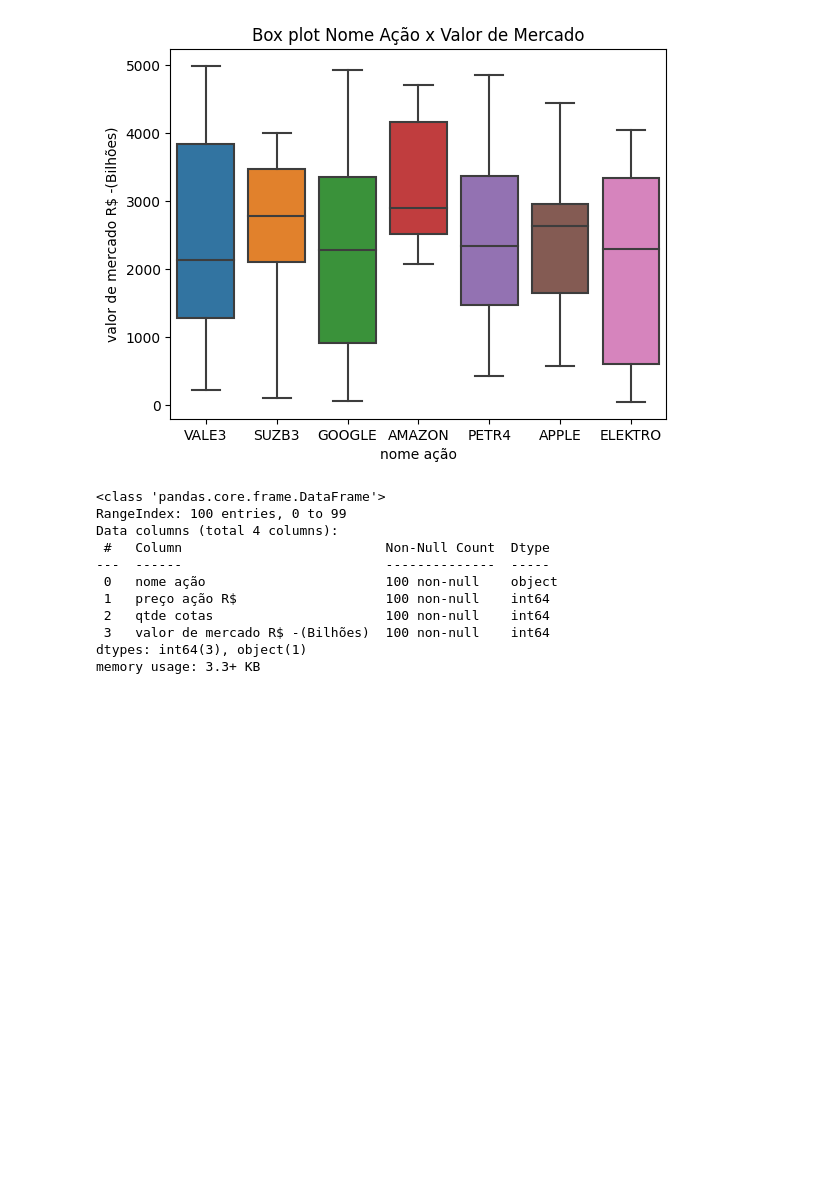
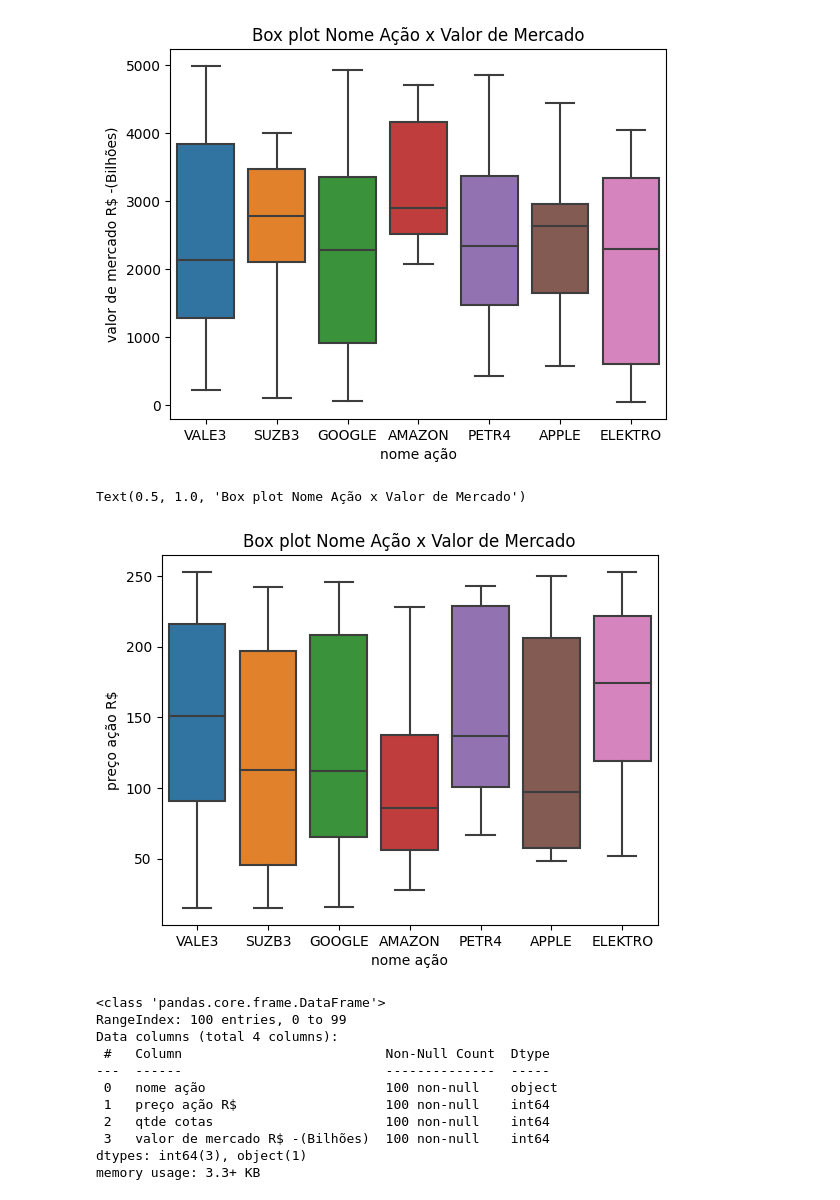
Before and after one commit to Rodrinardi/SomativaIABDRodrigo, a Jupyter notebook: codigoSomativa.ipynb, the cells around one changed output. Cells and saved outputs as stored; diff of their text form; code cells hidden in the pictures; blank space fills up the shorter version.

Commit message:
Commit 2
Boxplot adicionado

```diff
--- a/codigoSomativa.ipynb
+++ b/codigoSomativa.ipynb
@@ -25,6 +25,12 @@ plt.title('Box plot Nome Ação x Valor de Mercado')
 # %% [output]
 Text(0.5, 1.0, 'Box plot Nome Ação x Valor de Mercado')
 [figure]
+# %%
+sns.boxplot(x=df['nome ação'],y=df['preço ação R$'])
+plt.title('Box plot Nome Ação x Valor de Mercado')
+# %% [output]
+Text(0.5, 1.0, 'Box plot Nome Ação x Valor de Mercado')
+[figure, added]
 # %%
 df.info()
 # %% [output]
```
Also changed, not shown: parts of 1 cell of this notebook.
